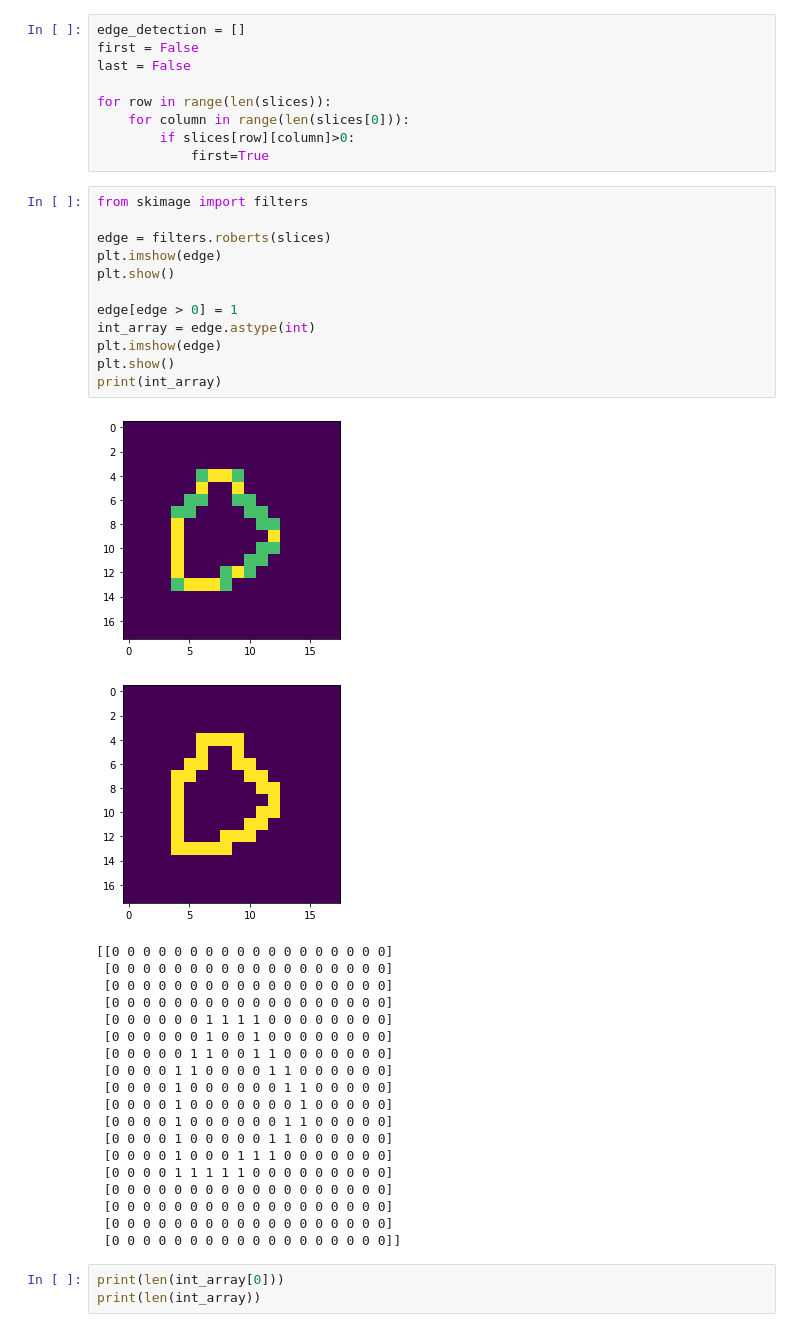
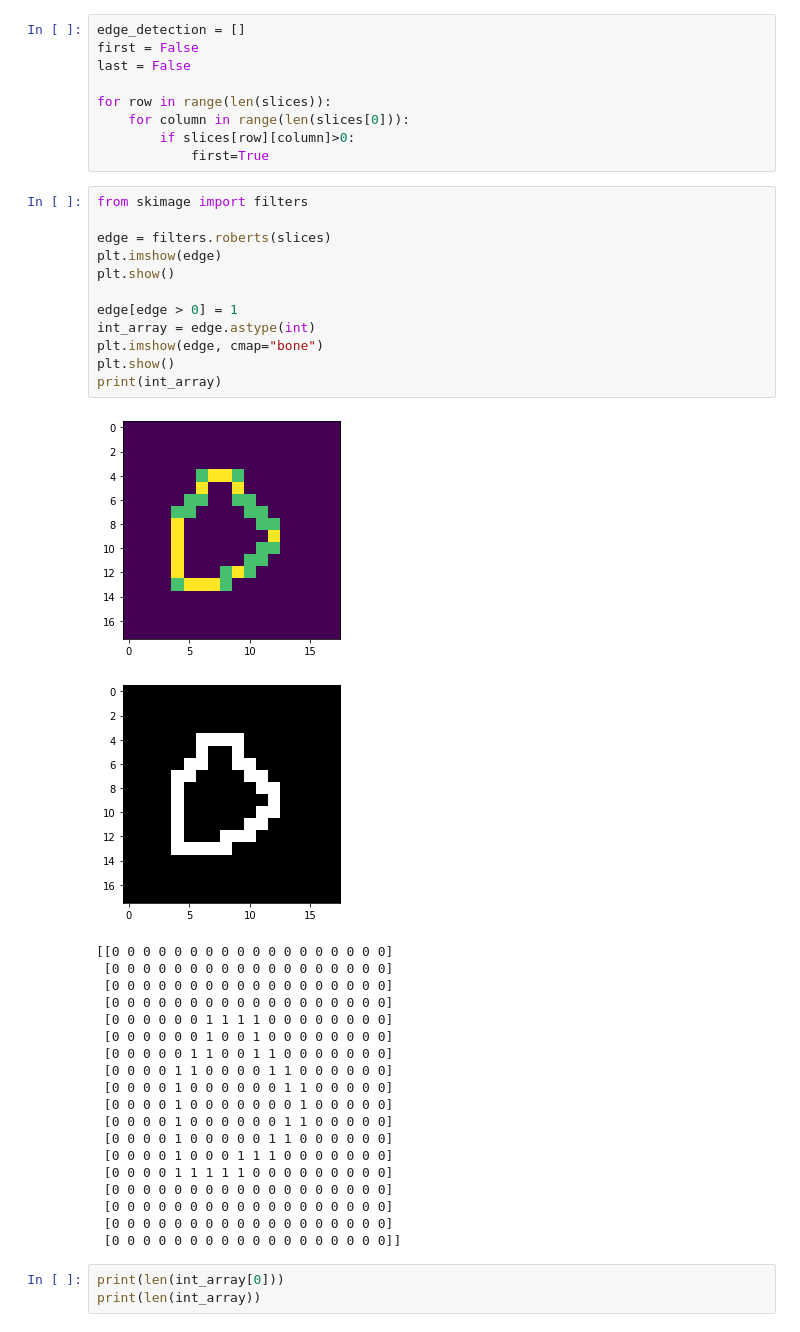
Before and after one commit to mestermarc/Orvosi-kepfeldolgozas, a Jupyter notebook: Programs/internal_segment/slices.ipynb, the cells around one changed output. Cells and saved outputs as stored; diff of their text form.

```diff
--- a/Programs/internal_segment/slices.ipynb
+++ b/Programs/internal_segment/slices.ipynb
@@ -80,18 +80,18 @@ for row in range(len(slices)):
 # %%
 from skimage import filters
 
 edge = filters.roberts(slices)
 plt.imshow(edge)
 plt.show()
 
 edge[edge > 0] = 1
 int_array = edge.astype(int)
-plt.imshow(edge)
+plt.imshow(edge, cmap="bone")
 plt.show()
 print(int_array)
 # %% [output]
 [figure]
-[figure, old version]
+[figure, new version]
 [[0 0 0 0 0 0 0 0 0 0 0 0 0 0 0 0 0 0]
  [0 0 0 0 0 0 0 0 0 0 0 0 0 0 0 0 0 0]
  [0 0 0 0 0 0 0 0 0 0 0 0 0 0 0 0 0 0]
```
Also changed, not shown: parts of 1 cell of this notebook, 4 other files.
